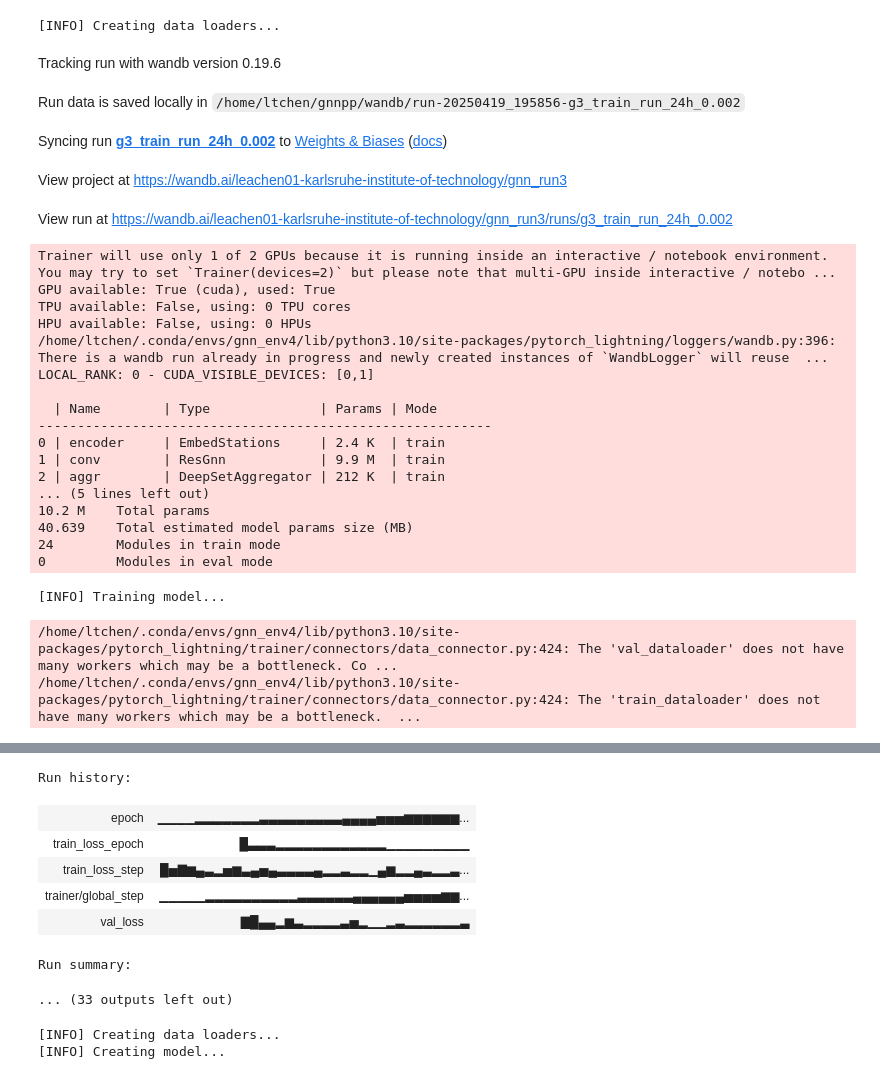
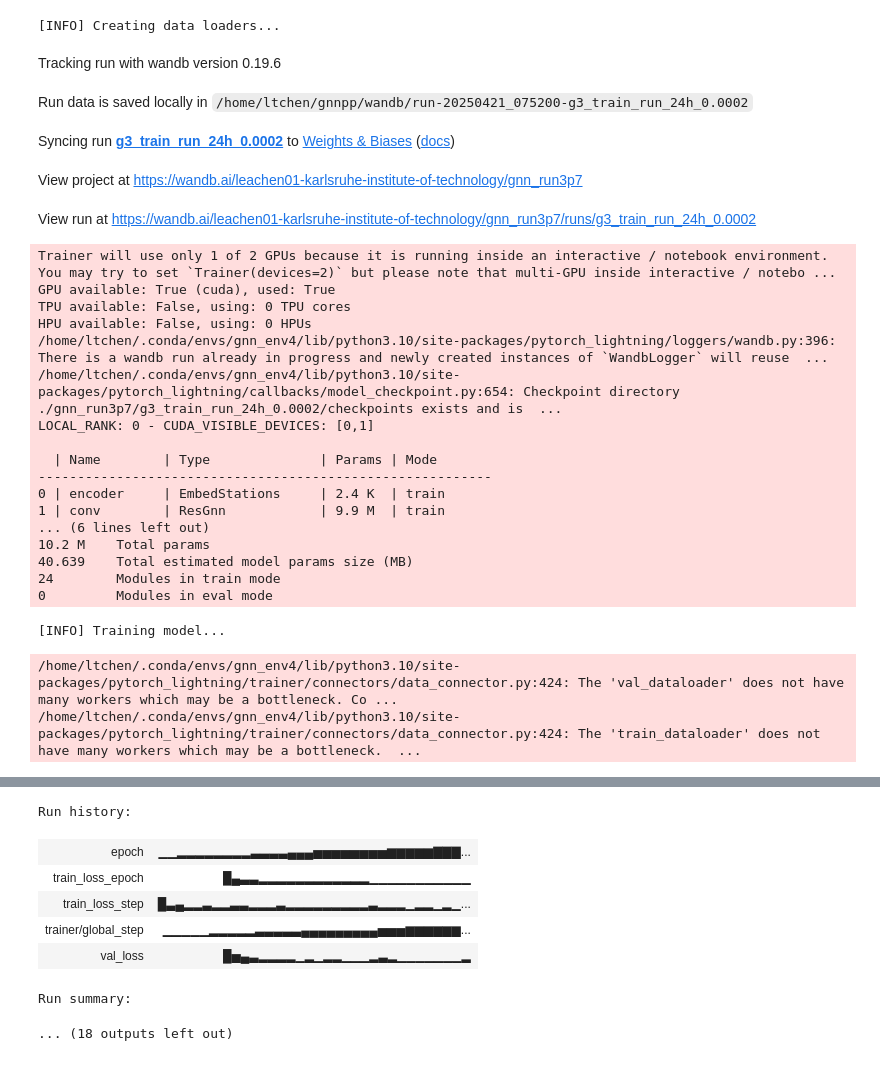
Before and after one commit to leachen01/gnnpp, a Jupyter notebook: exploration/gnn/gnn_run3.ipynb, the cells around one changed output, grey strips where cells are left out. Cells and saved outputs as stored; diff of their text form; code cells hidden in the pictures.

```diff
--- a/exploration/gnn/gnn_run3.ipynb
+++ b/exploration/gnn/gnn_run3.ipynb
@@ -66,7 +66,7 @@ config = {
     "gnn_hidden":265,
     "gnn_layers":2,
     "heads":8,
-    "lr_list": [0.002, 0.0002, 0.00007],
+    "lr_list": [0.0002, 0.00007],
     # "max_dist":100,
     "max_epochs": 50}
 # %%
@@ -84,7 +86,7 @@ fit_transform
 transform 1
 # %%
 FILENAME = "g1_train_run_24h"
-PROJECTNAME = "gnn_run3"
+PROJECTNAME = "gnn_run3p7"
 for lr in config['lr_list']:
     sweep_config = {**config, "learning_rate": lr}
     with wandb.init(
@@ -123,7 +125,7 @@ for lr in config['lr_list']:
         multigraph.forward(batch)
 
         wandb_logger = WandbLogger(project=PROJECTNAME)
-        early_stop = EarlyStopping(monitor="val_loss", patience=10)
+        early_stop = EarlyStopping(monitor="val_loss", patience=7)
         progress_bar = TQDMProgressBar(refresh_rate=0)
 
         # Train Model ###################################################################
@@ -193,7 +188,7 @@ in_channels = g2_train_rf[0].x.shape[1] + emb_dim - 1 # GRAPH
 [INFO] Creating data loaders...
 # %%
 FILENAME = "g2_train_run_24h" # GRAPH
-PROJECTNAME = "gnn_run3"
+PROJECTNAME = "gnn_run3p7"
 for lr in config['lr_list']:
     sweep_config = {**config, "learning_rate": lr}
     with wandb.init(
@@ -220,7 +215,7 @@ for lr in config['lr_list']:
         multigraph.forward(batch)
 
         wandb_logger = WandbLogger(project=PROJECTNAME)
-        early_stop = EarlyStopping(monitor="val_loss", patience=10)
+        early_stop = EarlyStopping(monitor="val_loss", patience=7)
         progress_bar = TQDMProgressBar(refresh_rate=0)
 
         # Train Model ###################################################################
@@ -294,7 +291,7 @@ in_channels = g3_train_rf[0].x.shape[1] + emb_dim - 1  # GRAPH
 [INFO] Creating data loaders...
 # %%
 FILENAME = "g3_train_run_24h"  # GRAPH
-PROJECTNAME = "gnn_run3"
+PROJECTNAME = "gnn_run3p7"
 for lr in config['lr_list']:
     sweep_config = {**config, "learning_rate": lr}
     with wandb.init(
@@ -322,7 +319,7 @@ for lr in config['lr_list']:
         multigraph.forward(batch)
 
         wandb_logger = WandbLogger(project=PROJECTNAME)
-        early_stop = EarlyStopping(monitor="val_loss", patience=10)
+        early_stop = EarlyStopping(monitor="val_loss", patience=7)
         progress_bar = TQDMProgressBar(refresh_rate=0)
 
         # Train Model ###################################################################
@@ -332,57 +329,43 @@ for lr in config['lr_list']:
             log_every_n_steps=1,
             accelerator="gpu",
             enable_progress_bar=True,
             logger=wandb_logger,
             callbacks=[early_stop, progress_bar],
         )
 
         trainer.fit(model=multigraph, train_dataloaders=train_loader, val_dataloaders=valid_loader)
 # %% [output]
 Tracking run with wandb version 0.19.6
-Run data is saved locally in /home/ltchen/gnnpp/wandb/run-20250419_195856-g3_train_run_24h_0.002
+Run data is saved locally in /home/ltchen/gnnpp/wandb/run-20250421_075200-g3_train_run_24h_0.0002
-Syncing run g3_train_run_24h_0.002 to Weights & Biases (docs)
+Syncing run g3_train_run_24h_0.0002 to Weights & Biases (docs)
-View project at https://wandb.ai/leachen01-karlsruhe-institute-of-technology/gnn_run3
+View project at https://wandb.ai/leachen01-karlsruhe-institute-of-technology/gnn_run3p7
-View run at https://wandb.ai/leachen01-karlsruhe-institute-of-technology/gnn_run3/runs/g3_train_run_24h_0.002
+View run at https://wandb.ai/leachen01-karlsruhe-institute-of-technology/gnn_run3p7/runs/g3_train_run_24h_0.0002
 Trainer will use only 1 of 2 GPUs because it is running inside an interactive / notebook environment. You may try to set `Trainer(devices=2)` but please note that multi-GPU inside interactive / notebo ...
 GPU available: True (cuda), used: True
 TPU available: False, using: 0 TPU cores
 HPU available: False, using: 0 HPUs
 /home/ltchen/.conda/envs/gnn_env4/lib/python3.10/site-packages/pytorch_lightning/loggers/wandb.py:396: There is a wandb run already in progress and newly created instances of `WandbLogger` will reuse  ...
+/home/ltchen/.conda/envs/gnn_env4/lib/python3.10/site-packages/pytorch_lightning/callbacks/model_checkpoint.py:654: Checkpoint directory ./gnn_run3p7/g3_train_run_24h_0.0002/checkpoints exists and is  ...
 LOCAL_RANK: 0 - CUDA_VISIBLE_DEVICES: [0,1]
 
   | Name        | Type              | Params | Mode
 ----------------------------------------------------------
 0 | encoder     | EmbedStations     | 2.4 K  | train
 1 | conv        | ResGnn            | 9.9 M  | train
-2 | aggr        | DeepSetAggregator | 212 K  | train
-... (5 lines left out)
+... (6 lines left out)
 10.2 M    Total params
 40.639    Total estimated model params size (MB)
 24        Modules in train mode
 0         Modules in eval mode
 [INFO] Training model...
 /home/ltchen/.conda/envs/gnn_env4/lib/python3.10/site-packages/pytorch_lightning/trainer/connectors/data_connector.py:424: The 'val_dataloader' does not have many workers which may be a bottleneck. Co ...
 /home/ltchen/.conda/envs/gnn_env4/lib/python3.10/site-packages/pytorch_lightning/trainer/connectors/data_connector.py:424: The 'train_dataloader' does not have many workers which may be a bottleneck.  ...
 [interactive output not drawn]
 Run history:
-| epoch | ▁▁▁▁▂▂▂▂▂▂▂▃▃▃▃▃▃▃▃▃▄▄▄▄▅▅▅▆▆▆▆▆▆... |
-| train_loss_epoch | █▃▃▃▂▂▂▂▂▂▂▂▂▂▂▂▁▁▁▁▁▁▁▁▁ |
-| train_loss_step | █▅▇▆▄▃▂▅▆▃▄▅▄▃▃▃▃▄▂▂▃▂▂▁▄▆▂▂▄▃▂▂▃... |
-| trainer/global_step | ▁▁▁▁▁▂▂▂▂▂▂▂▂▂▂▃▃▃▃▃▃▄▄▄▄▄▄▅▅▅▅▆▆... |
-| val_loss | ▇█▄▄▂▆▃▂▂▂▂▃▅▂▁▁▂▃▂▂▂▂▂▂▃ |
+| epoch | ▁▁▂▂▂▂▂▂▂▂▃▃▃▃▄▄▄▅▅▅▅▅▅▅▅▆▆▆▆▆▇▇▇... |
+| train_loss_epoch | █▄▃▃▂▂▂▂▂▂▂▂▂▂▂▂▁▁▁▁▁▁▁▁▁▁▁ |
+| train_loss_step | █▃▄▂▂▃▂▂▃▃▂▂▂▃▂▂▂▂▂▂▂▂▂▃▂▂▂▁▂▂▁▂▁... |
+| trainer/global_step | ▁▁▁▁▁▂▂▂▂▂▃▃▃▃▃▄▄▄▄▄▄▄▄▄▅▅▅▆▆▆▆▆▆... |
+| val_loss | █▅▄▃▂▂▂▂▁▂▁▂▂▁▁▁▂▃▂▁▁▁▁▁▁▁▂ |
 Run summary:
-... (33 outputs left out)
+... (18 outputs left out)
-# %%
-print("[INFO] Creating data loaders...")
-g3_train_loader = DataLoader(g3_train_rf, batch_size=config['batch_size'], shuffle=True)  # GRAPH
-g3_valid_loader = DataLoader(g3_valid_rf[0], batch_size=config['batch_size'], shuffle=False)  # GRAPH
-train_loader = g3_train_loader  # GRAPH
-valid_loader = g3_valid_loader  # GRAPH
-
-print("[INFO] Creating model...")
-emb_dim = 20
-in_channels = graphs_train_rf[0].x.shape[1] + emb_dim - 1
-edge_dim = g3_train_rf[0].num_edge_features  #GRAPH
-# %% [output]
-[INFO] Creating data loaders...
-[INFO] Creating model...
```
Also changed, not shown: parts of 19 cells of this notebook, 27 other files.
